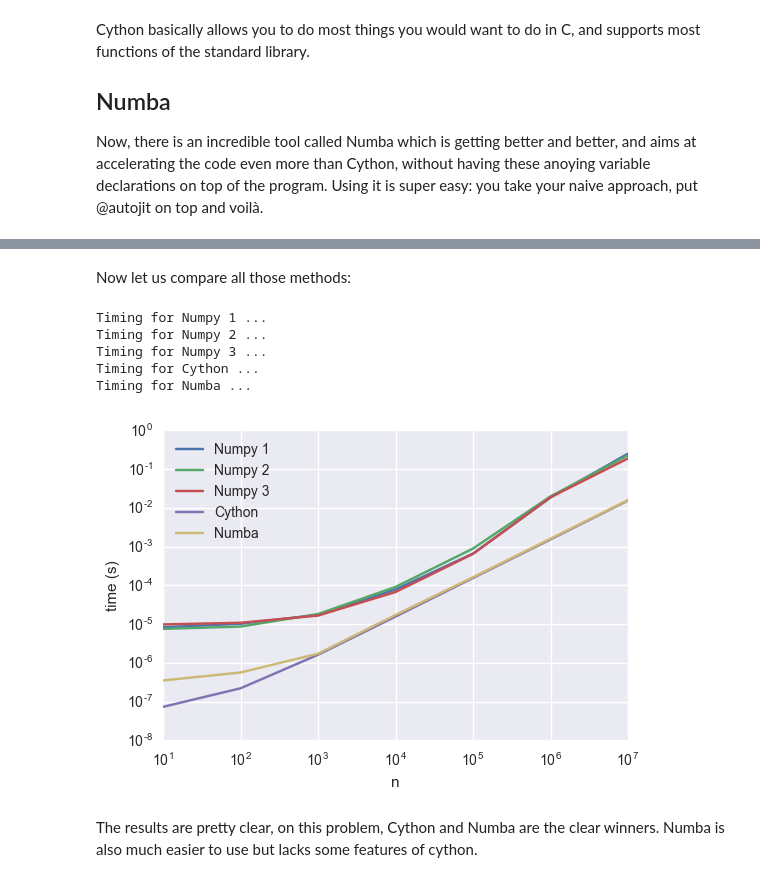
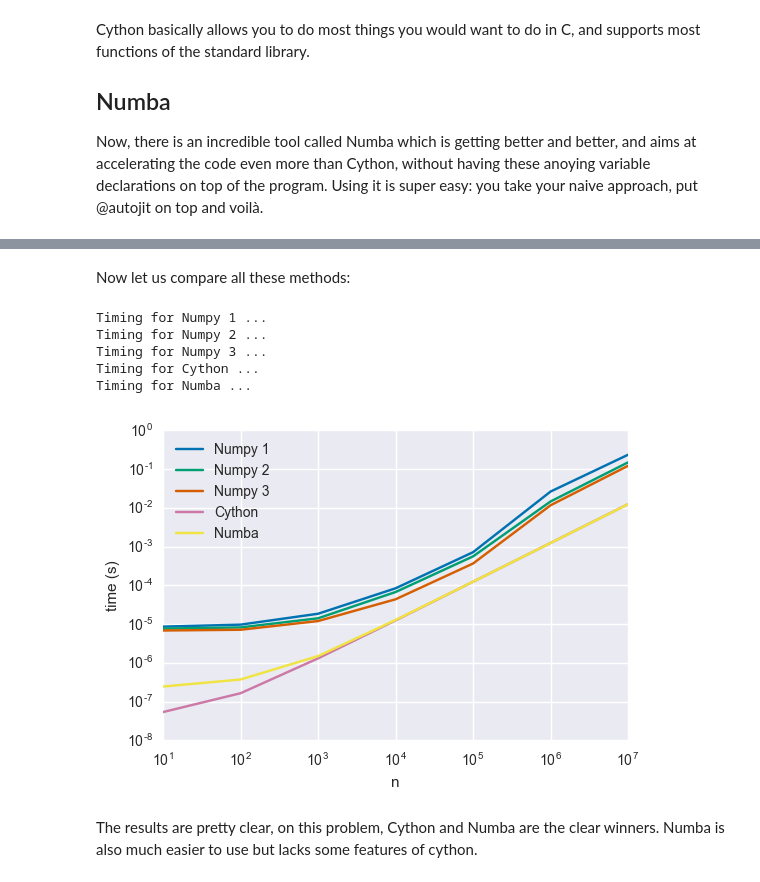
Before and after one commit to pierreablin/python-sessions, a Jupyter notebook: fast_python.ipynb, the cells around one changed output, grey strips where cells are left out. Drawn from its saved outputs; the diff is of its cells as text; code cells hidden in the pictures.

```diff
--- a/fast_python.ipynb
+++ b/fast_python.ipynb
@@ -163,34 +164,35 @@ The slowest run took 7326.45 times longer than the fastest. This could mean that
 # %% [markdown]
-Now let us compare all those methods:
+Now let us compare all these methods:
 # %%
 %matplotlib inline
 import matplotlib.pyplot as plt
 import seaborn; seaborn.set()
+seaborn.set_palette("colorblind")
 
 functions = [wallis2, wallis3, wallis4, wallis5, wallis6]
 names = ['Numpy 1', 'Numpy 2', 'Numpy 3', 'Cython', 'Numba']
 n_list = np.logspace(1, 7, num=7, dtype=int)
 
 
 plt.figure()
 for function, name in zip(functions, names):
     print('Timing for %s ...' % name)
     times =[]
     for n in n_list:
         t = %timeit -oq function(n)
         times.append(t.best)
     plt.loglog(n_list, times, label=name)
 plt.xlabel('n')
 plt.ylabel('time (s)')
 plt.legend(loc='upper left')
 plt.show()
 # %% [output]
 Timing for Numpy 1 ...
 Timing for Numpy 2 ...
 Timing for Numpy 3 ...
 Timing for Cython ...
 Timing for Numba ...
-[figure, old version]
+[figure, new version]
 # %% [markdown]
 The results are pretty clear, on this problem, Cython and Numba are the clear winners. Numba is also much easier to use but lacks some features of cython.
 # %% [markdown]
```
Also changed, not shown: parts of 11 cells of this notebook.
